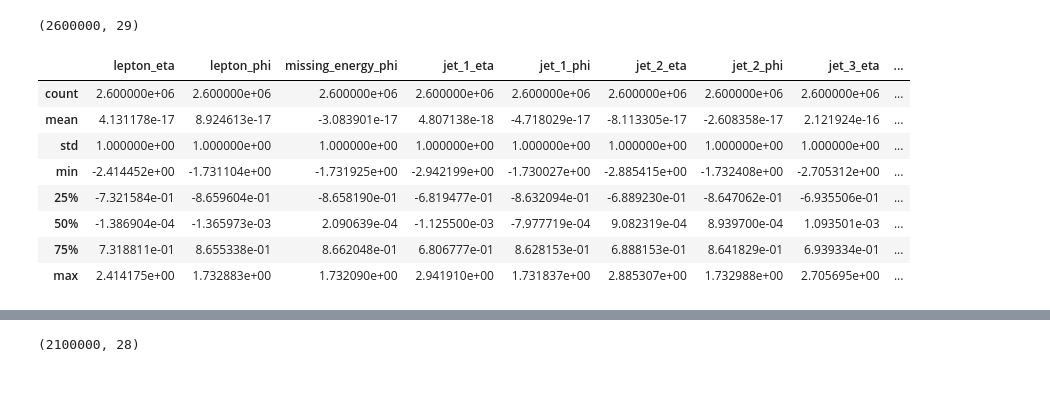
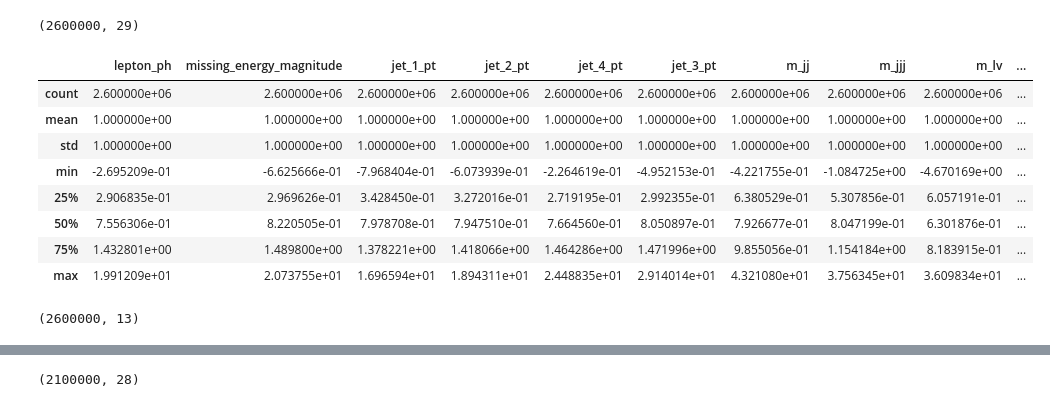
Before and after one commit to warnost/QTW, a Jupyter notebook: Higgs Boson Case Study/Code/Case_Study_12_AR.ipynb, the cells around one changed output, grey strips where cells are left out. Drawn from its saved outputs; the diff is of its cells as text; code cells hidden in the pictures.

```diff
--- a/Higgs Boson Case Study/Code/Case_Study_12_AR.ipynb
+++ b/Higgs Boson Case Study/Code/Case_Study_12_AR.ipynb
@@ -95,13 +88,40 @@ scaled_train = scaler.fit_transform(to_scale1)
-# %%
-scaled_train_df = pd.DataFrame(scaled_train, columns=['lepton_eta','lepton_phi','missing_energy_phi','jet_1_eta','jet_1_phi','jet_2_eta','jet_2_phi','jet_3_eta','jet_3_phi','jet_4_eta','jet_4_phi'])
-scaled_train_df.describe()
-# %% [output]
-|  | lepton_eta | lepton_phi | missing_energy_phi | jet_1_eta | jet_1_phi | jet_2_eta | jet_2_phi | jet_3_eta | ... |
-| count | 2.600000e+06 | 2.600000e+06 | 2.600000e+06 | 2.600000e+06 | 2.600000e+06 | 2.600000e+06 | 2.600000e+06 | 2.600000e+06 | ... |
-| mean | 4.131178e-17 | 8.924613e-17 | -3.083901e-17 | 4.807138e-18 | -4.718029e-17 | -8.113305e-17 | -2.608358e-17 | 2.121924e-16 | ... |
-| std | 1.000000e+00 | 1.000000e+00 | 1.000000e+00 | 1.000000e+00 | 1.000000e+00 | 1.000000e+00 | 1.000000e+00 | 1.000000e+00 | ... |
-| min | -2.414452e+00 | -1.731104e+00 | -1.731925e+00 | -2.942199e+00 | -1.730027e+00 | -2.885415e+00 | -1.732408e+00 | -2.705312e+00 | ... |
-| 25% | -7.321584e-01 | -8.659604e-01 | -8.658190e-01 | -6.819477e-01 | -8.632094e-01 | -6.889230e-01 | -8.647062e-01 | -6.935506e-01 | ... |
-| 50% | -1.386904e-04 | -1.365973e-03 | 2.090639e-04 | -1.125500e-03 | -7.977719e-04 | 9.082319e-04 | 8.939700e-04 | 1.093501e-03 | ... |
-| 75% | 7.318811e-01 | 8.655338e-01 | 8.662048e-01 | 6.806777e-01 | 8.628153e-01 | 6.888153e-01 | 8.641829e-01 | 6.939334e-01 | ... |
-| max | 2.414175e+00 | 1.732883e+00 | 1.732090e+00 | 2.941910e+00 | 1.731837e+00 | 2.885307e+00 | 1.732988e+00 | 2.705695e+00 | ... |
+# %%
+#not complete, need columns where mean=1 and stdev=1
+from sklearn.preprocessing import StandardScaler
+
+#NOT strictly greater than 0 columns:
+not_greater_than_0 = ['lepton_eta','lepton_phi','missing_energy_phi','jet_1_eta','jet_1_phi','jet_1_btag',
+                      'jet_2_eta','jet_2_phi','jet_2_btag','jet_3_eta','jet_3_phi','jet_3_btag','jet_4_eta',
+                      'jet_4_phi','jet_4_btag']
+
+#strictly greater than 0 columns:
+greater_than_0 = ['lepton_ph','missing_energy_magnitude','jet_1_pt','jet_2_pt','jet_4_pt','jet_3_pt','m_jj','m_jjj','m_lv',
+                  'm_jlv','m_bb','m_wbb','m_wwbb']
+
+
+#these columns scale where mean=0 and stdev=1
+to_scale1 = pre_X[not_greater_than_0]
+scaler = StandardScaler()
+scaled_train1 = scaler.fit_transform(to_scale1)
+scaled_train_df1 = pd.DataFrame(scaled_train1, columns=not_greater_than_0)
+
+#these columns scale where mean=1 and stdev=1
+to_scale2 = pre_X[greater_than_0]
+scaler = StandardScaler()
+scaled_train2 = scaler.fit_transform(to_scale2)
+scaled_train_df2 = pd.DataFrame(scaled_train2 + 1, columns=greater_than_0)
+scaled_train_df2.describe()
+# %% [output]
+|  | lepton_ph | missing_energy_magnitude | jet_1_pt | jet_2_pt | jet_4_pt | jet_3_pt | m_jj | m_jjj | m_lv | ... |
+| count | 2.600000e+06 | 2.600000e+06 | 2.600000e+06 | 2.600000e+06 | 2.600000e+06 | 2.600000e+06 | 2.600000e+06 | 2.600000e+06 | 2.600000e+06 | ... |
+| mean | 1.000000e+00 | 1.000000e+00 | 1.000000e+00 | 1.000000e+00 | 1.000000e+00 | 1.000000e+00 | 1.000000e+00 | 1.000000e+00 | 1.000000e+00 | ... |
+| std | 1.000000e+00 | 1.000000e+00 | 1.000000e+00 | 1.000000e+00 | 1.000000e+00 | 1.000000e+00 | 1.000000e+00 | 1.000000e+00 | 1.000000e+00 | ... |
+| min | -2.695209e-01 | -6.625666e-01 | -7.968404e-01 | -6.073939e-01 | -2.264619e-01 | -4.952153e-01 | -4.221755e-01 | -1.084725e+00 | -4.670169e+00 | ... |
+| 25% | 2.906835e-01 | 2.969626e-01 | 3.428450e-01 | 3.272016e-01 | 2.719195e-01 | 2.992355e-01 | 6.380529e-01 | 5.307856e-01 | 6.057191e-01 | ... |
+| 50% | 7.556306e-01 | 8.220505e-01 | 7.978708e-01 | 7.947510e-01 | 7.664560e-01 | 8.050897e-01 | 7.926677e-01 | 8.047199e-01 | 6.301876e-01 | ... |
+| 75% | 1.432801e+00 | 1.489800e+00 | 1.378221e+00 | 1.418066e+00 | 1.464286e+00 | 1.471996e+00 | 9.855056e-01 | 1.154184e+00 | 8.183915e-01 | ... |
+| max | 1.991209e+01 | 2.073755e+01 | 1.696594e+01 | 1.894311e+01 | 2.448835e+01 | 2.914014e+01 | 4.321080e+01 | 3.756345e+01 | 3.609834e+01 | ... |
+# %%
+(scaled_train2 + 1).shape
+# %% [output]
+(2600000, 13)
```
Also changed, not shown: parts of 13 cells of this notebook.
